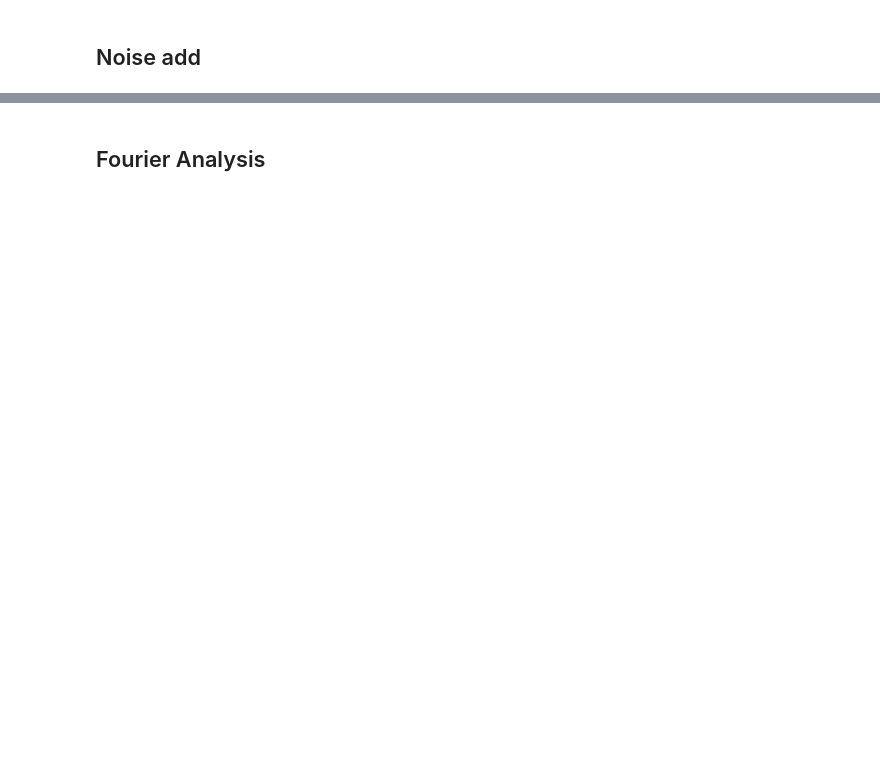
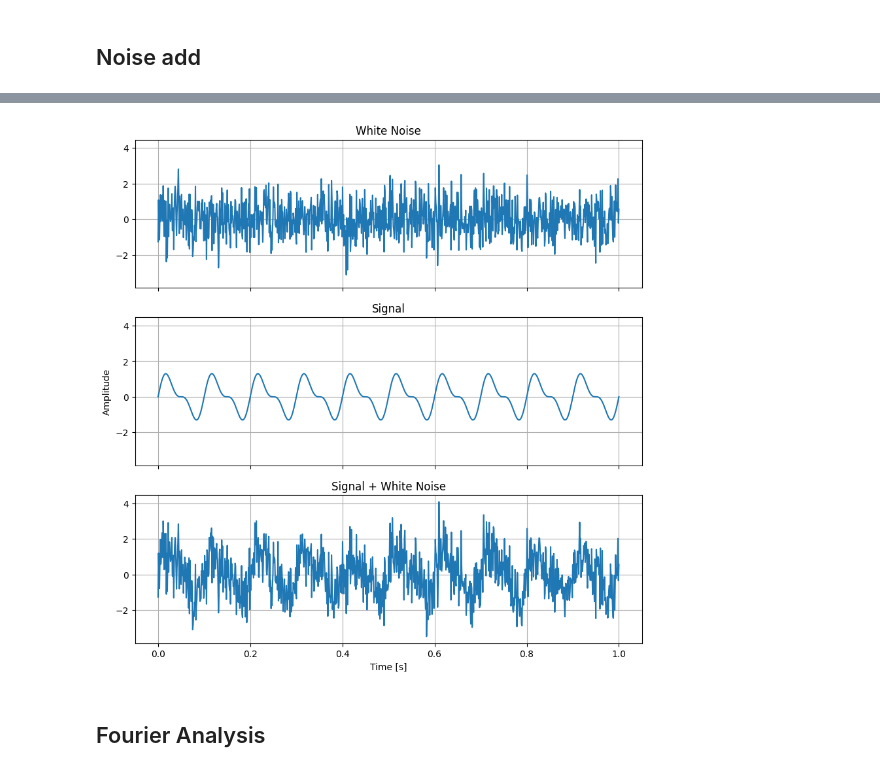
Before and after one commit to V-kr0pt/filtros_ufpb, a Jupyter notebook: signal_noise.ipynb, the cells around one changed output, grey strips where cells are left out. Drawn from its saved outputs; the diff is of its cells as text; code cells hidden in the pictures; blank space fills up the shorter version.

```diff
--- a/signal_noise.ipynb
+++ b/signal_noise.ipynb
@@ -51,3 +70,21 @@ _ = plt.plot(pink_noise_signal)
+# %%
+
+fig, ax = plt.subplots(3,1, figsize=(10,10), sharex=True, sharey=True)
+
+ax[0].plot(t, white_noise)
+ax[0].grid(True)
+ax[0].set_title('White Noise')
+ax[1].plot(t, signal)
+ax[1].grid(True)
+ax[1].set_title('Signal')
+ax[2].plot(t, white_noise_signal)
+ax[2].set_title('Signal + White Noise')
+ax[2].grid(True)
+
+_ = ax[1].set_ylabel('Amplitude')
+_ = ax[2].set_xlabel('Time [s]')
+# %% [output]
+[figure, added]
 # %% [markdown]
 ## Fourier Analysis
 # %%
```
Also changed, not shown: parts of 14 cells of this notebook.
